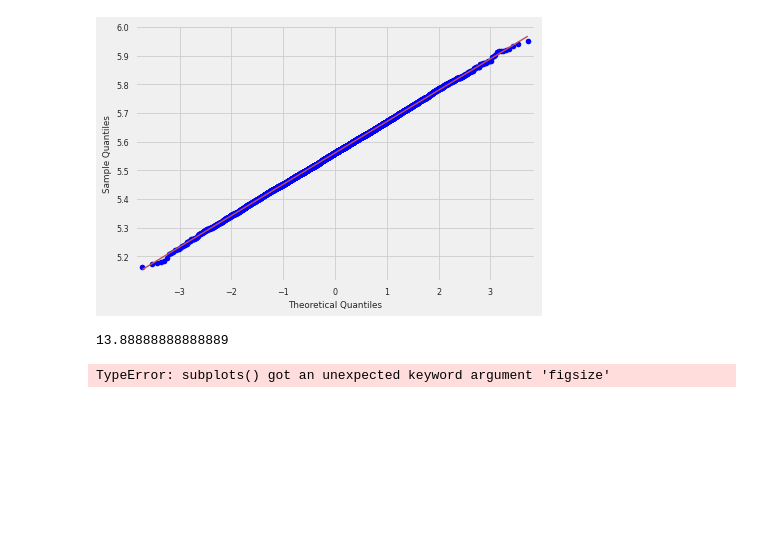
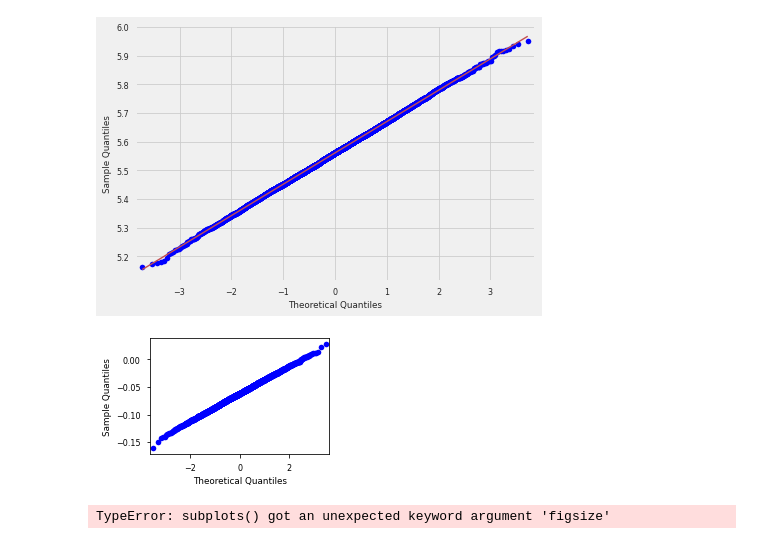
Before and after one commit to AliAlkadhim/PDF_Uncertainty, a Jupyter notebook: Compute_chi2/reweighting.ipynb, the cells around one changed output. Cells and saved outputs as stored; diff of their text form; code cells hidden in the pictures; blank space fills up the shorter version.

```diff
--- a/Compute_chi2/reweighting.ipynb
+++ b/Compute_chi2/reweighting.ipynb
@@ -917,9 +917,22 @@ qqplot()
 [figure]
 [figure]
 # %%
-5000*10/3600
+
+# QQ Plot
+from statsmodels.graphics.gofplots import qqplot
+from matplotlib import pyplot
+import statsmodels.api as sm
+
+fig = plt.figure()
+#add_subplot(nrows, ncols, index,
+for i in range(14):
+
+    ax_i = fig.add_subplot(14,2,1)
+    sm.graphics.qqplot(MVN_4000[:-1,0], ax=ax_i)
+
+fig.tight_layout()
 # %% [output]
-13.88888888888889
+[figure, added]
 # %%
 fig, axes = plt.subplots(nrows=4, ncols=4,figsize=(10,15))
 plt.tight_layout(); plt.suptitle('Quantile-Quantile Plots for HERAPDF Parameters')
```
Also changed, not shown: parts of 1 cell of this notebook, 21 other files.
